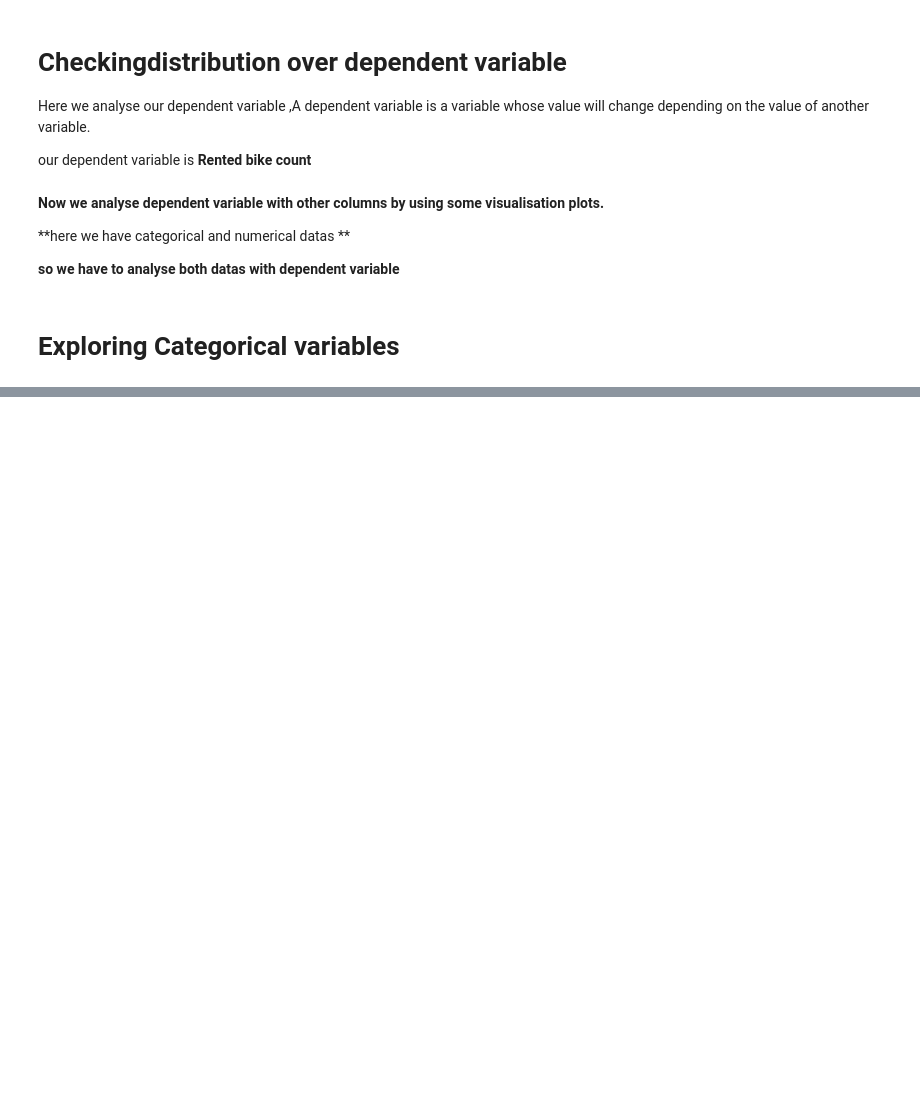
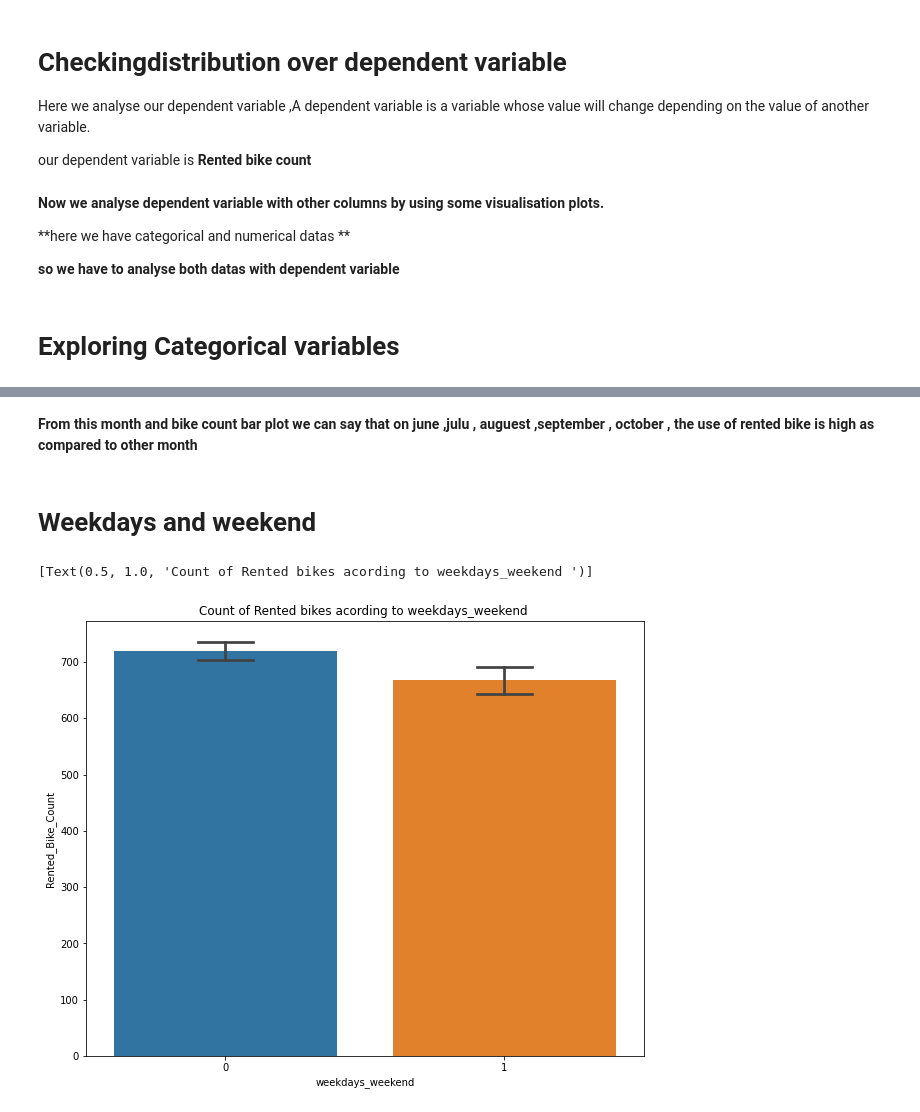
Before and after one commit to abhilashs1/Bike_Sharing_Demand, a Jupyter notebook: Bike_Sharing_Demand.ipynb, the cells around one changed output, grey strips where cells are left out. Cells and saved outputs as stored; diff of their text form; code cells hidden in the pictures; blank space fills up the shorter version.

```diff
--- a/Bike_Sharing_Demand.ipynb
+++ b/Bike_Sharing_Demand.ipynb
@@ -407,0 +445,11 @@ our dependent variable is **Rented bike count**
+# %% [markdown]
+**From this month and bike count bar plot we can say that on june ,julu , auguest ,september , october , the use of rented bike is high as compared to other month**
+# %% [markdown]
+# Weekdays and weekend
+# %%
+fig,ax=plt.subplots(figsize=(10,8))
+sns.barplot(data=bike_df,x='weekdays_weekend',y='Rented_Bike_Count',ax=ax,capsize= .2)
+ax.set(title='Count of Rented bikes acording to weekdays_weekend ')
+# %% [output]
+[Text(0.5, 1.0, 'Count of Rented bikes acording to weekdays_weekend ')]
+[figure, added]
```
Also changed, not shown: parts of 8 cells of this notebook.
